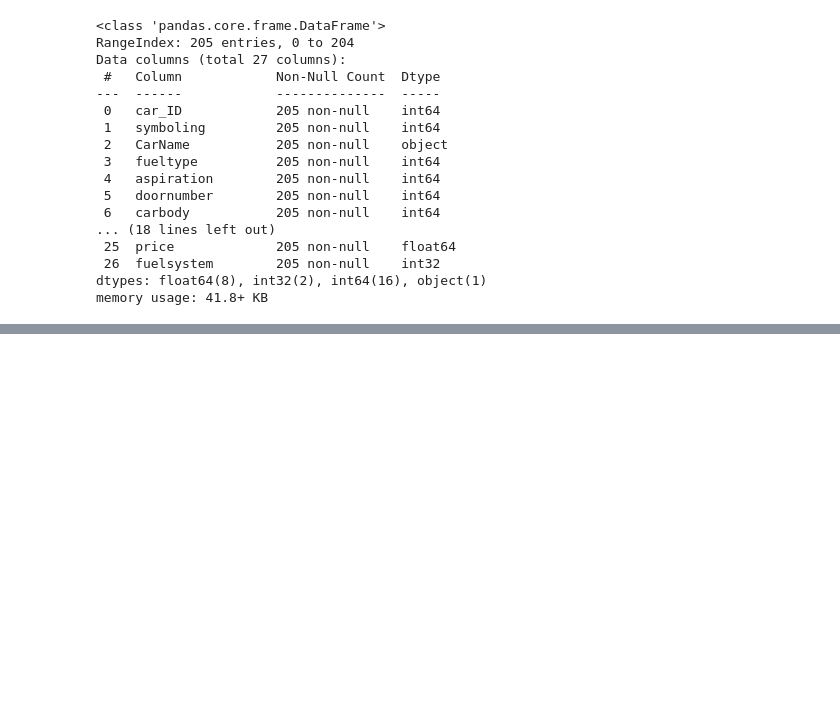
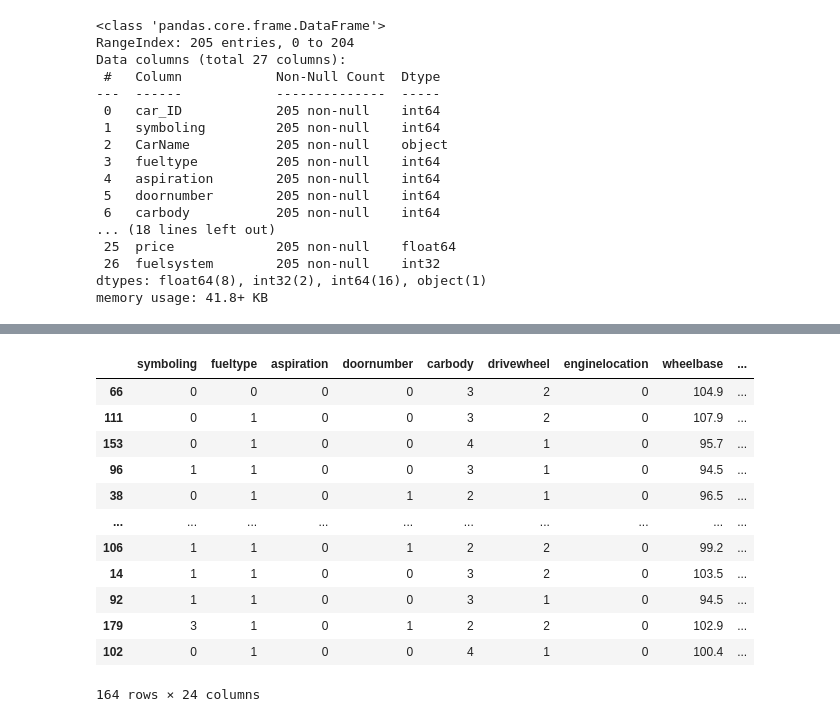
Before and after one commit to amarismail522-zz/DL_assignments_Q2PIAIC, a Jupyter notebook: car_price_predictor.ipynb, the cells around one changed output, grey strips where cells are left out. Drawn from its saved outputs; the diff is of its cells as text; code cells hidden in the pictures; blank space fills up the shorter version.

Commit message:
complete car price predictor model

```diff
--- a/car_price_predictor.ipynb
+++ b/car_price_predictor.ipynb
@@ -129,3 +129,7 @@ Data columns (total 27 columns):
  26  fuelsystem        205 non-null    int32
 dtypes: float64(8), int32(2), int64(16), object(1)
 memory usage: 41.8+ KB
+# %%
+car_data.drop(columns="CarName", inplace=True)
+car_data.drop(columns="car_ID", inplace=True)
+car_data.head()
@@ -131,0 +144,21 @@ memory usage: 41.8+ KB
+# %%
+x = (car_data.loc[:, car_data.columns != "price"])
+y = (car_data.loc[:, car_data.columns == "price"])
+from sklearn.model_selection import train_test_split
+x_train, x_test, y_train, y_test = train_test_split(x,y, test_size=0.20, random_state=42)
+# %%
+x_train
+# %% [output]
+|  | symboling | fueltype | aspiration | doornumber | carbody | drivewheel | enginelocation | wheelbase | ... |
+| 66 | 0 | 0 | 0 | 0 | 3 | 2 | 0 | 104.9 | ... |
+| 111 | 0 | 1 | 0 | 0 | 3 | 2 | 0 | 107.9 | ... |
+| 153 | 0 | 1 | 0 | 0 | 4 | 1 | 0 | 95.7 | ... |
+| 96 | 1 | 1 | 0 | 0 | 3 | 1 | 0 | 94.5 | ... |
+| 38 | 0 | 1 | 0 | 1 | 2 | 1 | 0 | 96.5 | ... |
+| ... | ... | ... | ... | ... | ... | ... | ... | ... | ... |
+| 106 | 1 | 1 | 0 | 1 | 2 | 2 | 0 | 99.2 | ... |
+| 14 | 1 | 1 | 0 | 0 | 3 | 2 | 0 | 103.5 | ... |
+| 92 | 1 | 1 | 0 | 0 | 3 | 1 | 0 | 94.5 | ... |
+| 179 | 3 | 1 | 0 | 1 | 2 | 2 | 0 | 102.9 | ... |
+| 102 | 0 | 1 | 0 | 0 | 4 | 1 | 0 | 100.4 | ... |
+164 rows × 24 columns
```
Also changed, not shown: parts of 15 cells of this notebook.
